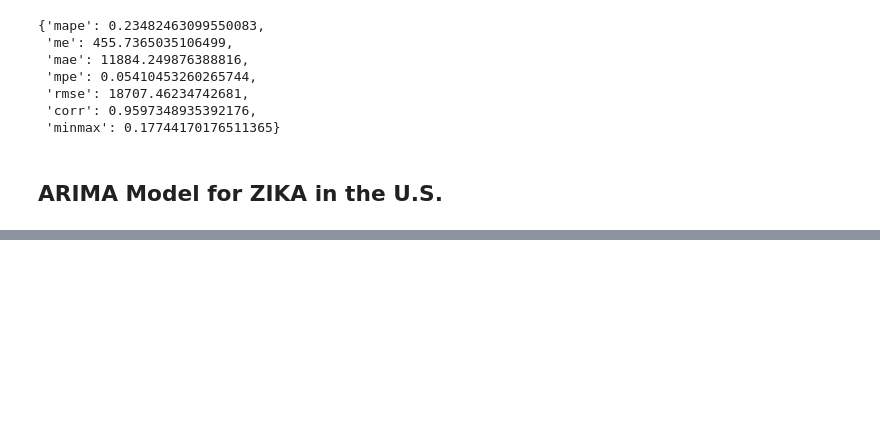
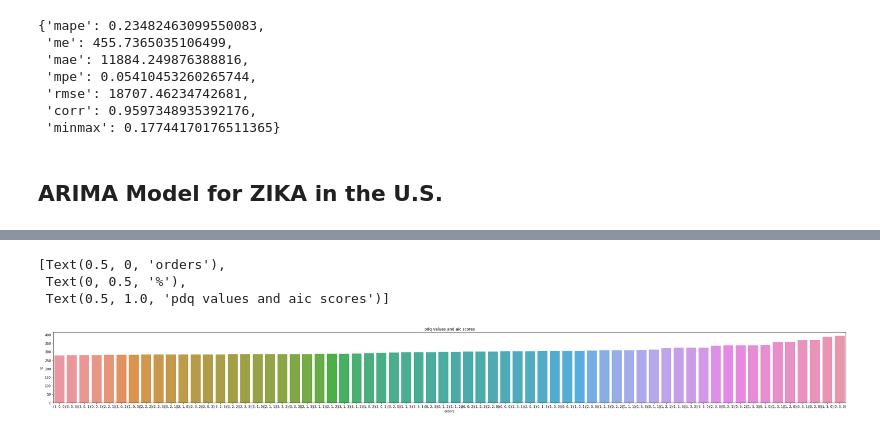
Before and after one commit to manyshapes/Projecting-Cases, a Jupyter notebook: arima_model_for_usa.ipynb, the cells around one changed output, grey strips where cells are left out. Saved outputs shown, nothing was run; the diff lists cells and outputs as text; code cells hidden in the pictures; blank space fills up the shorter version.

```diff
--- a/arima_model_for_usa.ipynb
+++ b/arima_model_for_usa.ipynb
@@ -370,0 +361,16 @@ auto_arimaprediction.plot(y='Predicted',figsize=(20,5),title='Actual vs Forecast
+# %%
+p = d = q = range(0,4)
+pdqlist = list(itertools.product(p, d, q))
+newordersaic_d = aic_for_orders(train=train_data.no_cases, pdq_values=pdqlist)
+# %%
+orders_andaic = pd.DataFrame(newordersaic_d.items(),columns=['orders','aic']).sort_values(by='aic',ascending=True)
+
+fig_dims = (44, 4)
+fig, ax = plt.subplots(figsize=fig_dims)
+sns.barplot(x='orders', y='aic', data=orders_andaic)
+ax.set(xlabel = 'orders', ylabel='%', title='pdq values and aic scores')
+# %% [output]
+[Text(0.5, 0, 'orders'),
+ Text(0, 0.5, '%'),
+ Text(0.5, 1.0, 'pdq values and aic scores')]
+[figure, added]
```
Also changed, not shown: parts of 7 cells of this notebook.
